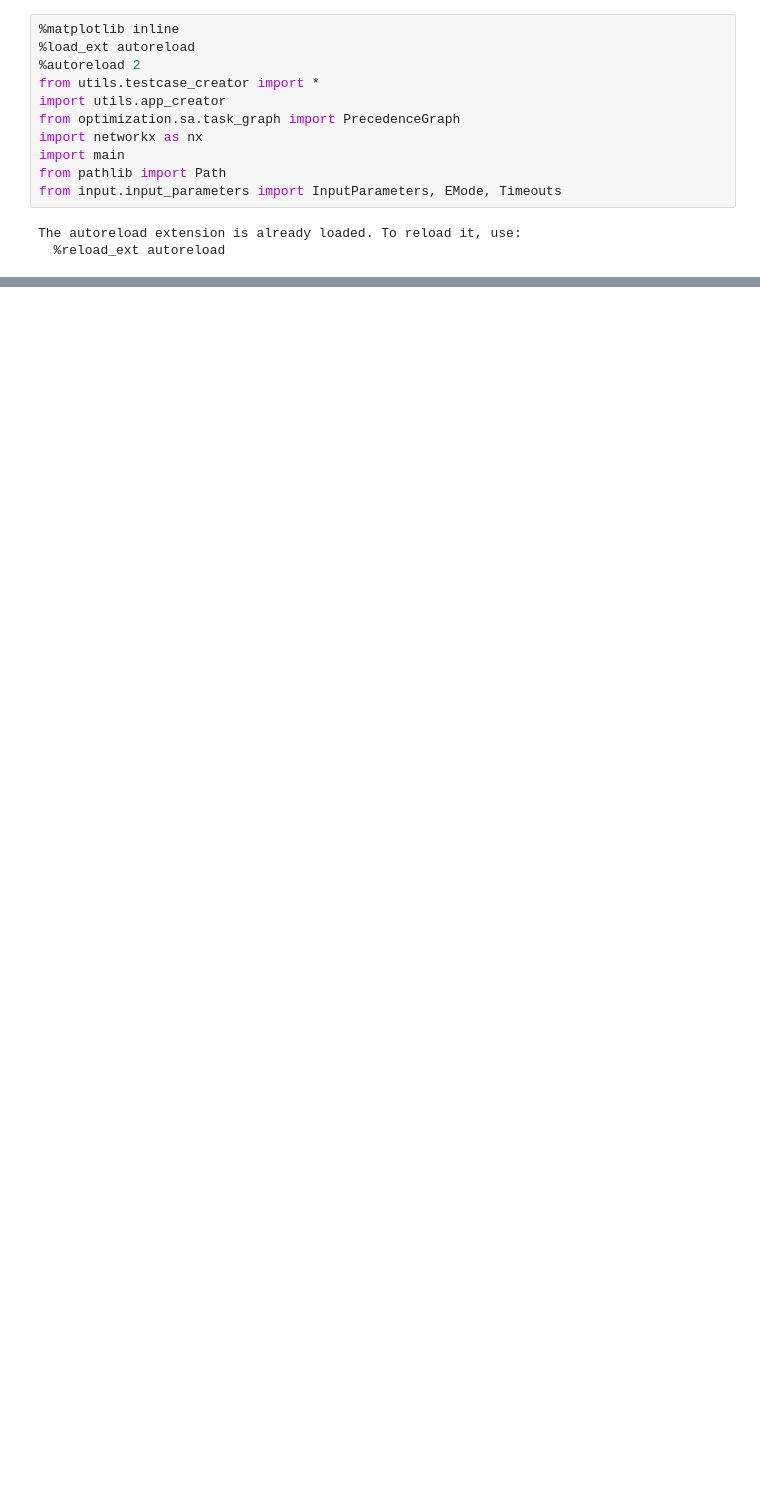
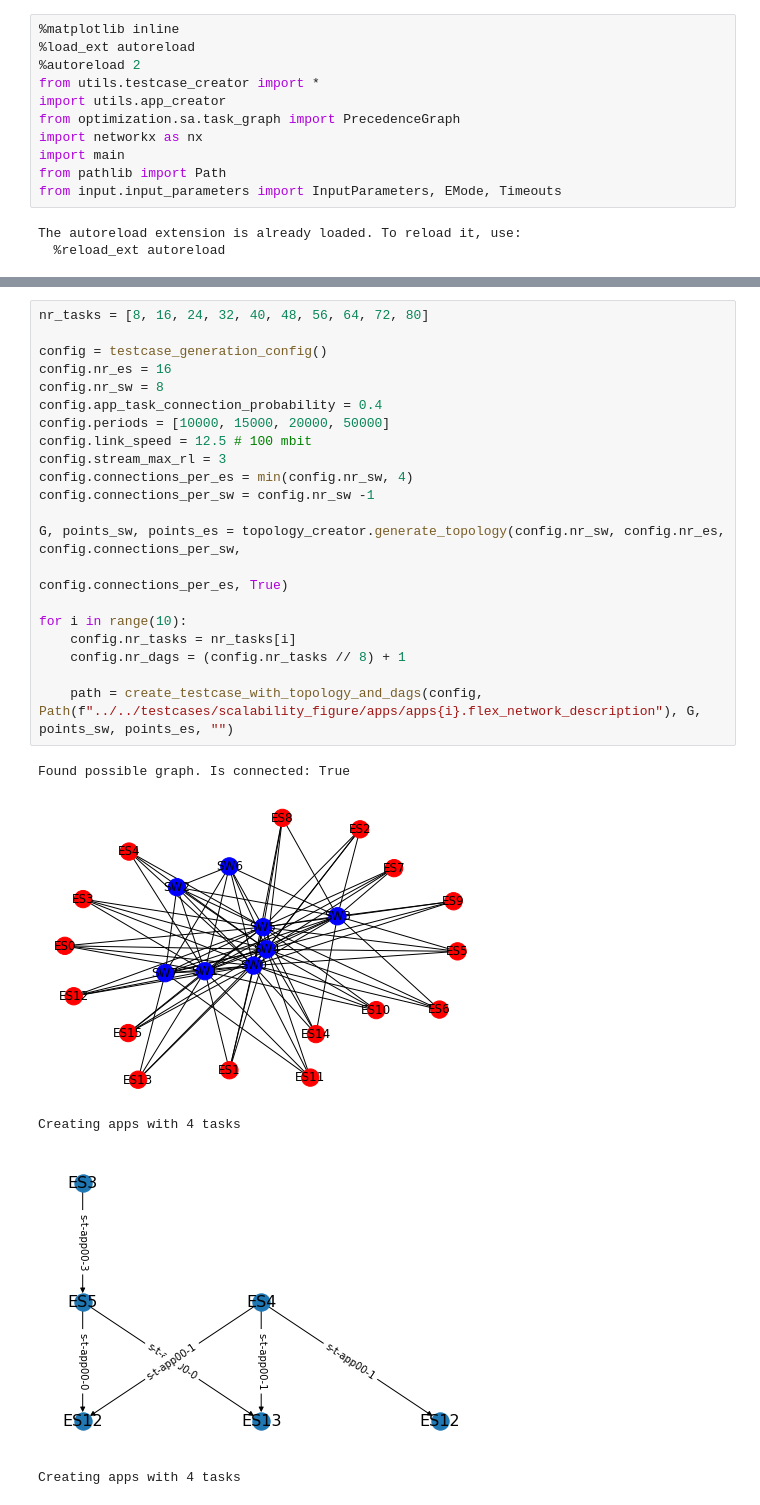
Before and after one commit to nreusch/TSNConf, a Jupyter notebook: results/scalability_figure/GenerateScalabilityFigureTestcases.ipynb, the cells around one changed output, grey strips where cells are left out. Saved outputs shown, nothing was run; the diff lists cells and outputs as text; blank space fills up the shorter version.

Commit message:
new scalabiltiy testcases 4

```diff
--- a/results/scalability_figure/GenerateScalabilityFigureTestcases.ipynb
+++ b/results/scalability_figure/GenerateScalabilityFigureTestcases.ipynb
@@ -48,0 +67,27 @@ NameError: name 'container_id' is not defined
+# %%
+nr_tasks = [8, 16, 24, 32, 40, 48, 56, 64, 72, 80]
+
+config = testcase_generation_config()
+config.nr_es = 16
+config.nr_sw = 8
+config.app_task_connection_probability = 0.4
+config.periods = [10000, 15000, 20000, 50000]
+config.link_speed = 12.5 # 100 mbit
+config.stream_max_rl = 3
+config.connections_per_es = min(config.nr_sw, 4)
+config.connections_per_sw = config.nr_sw -1
+
+G, points_sw, points_es = topology_creator.generate_topology(config.nr_sw, config.nr_es, config.connections_per_sw,
+                                                                     config.connections_per_es, True)
+
+for i in range(10):
+    config.nr_tasks = nr_tasks[i]
+    config.nr_dags = (config.nr_tasks // 8) + 1
+
+    path = create_testcase_with_topology_and_dags(config, Path(f"../../testcases/scalability_figure/apps/apps{i}.flex_network_description"), G, points_sw, points_es, "")
+# %% [output]
+Found possible graph. Is connected: True
+[figure, added]
+Creating apps with 4 tasks
+[figure, added]
+Creating apps with 4 tasks
```
Also changed, not shown: parts of 5 cells of this notebook, 20 other files.
